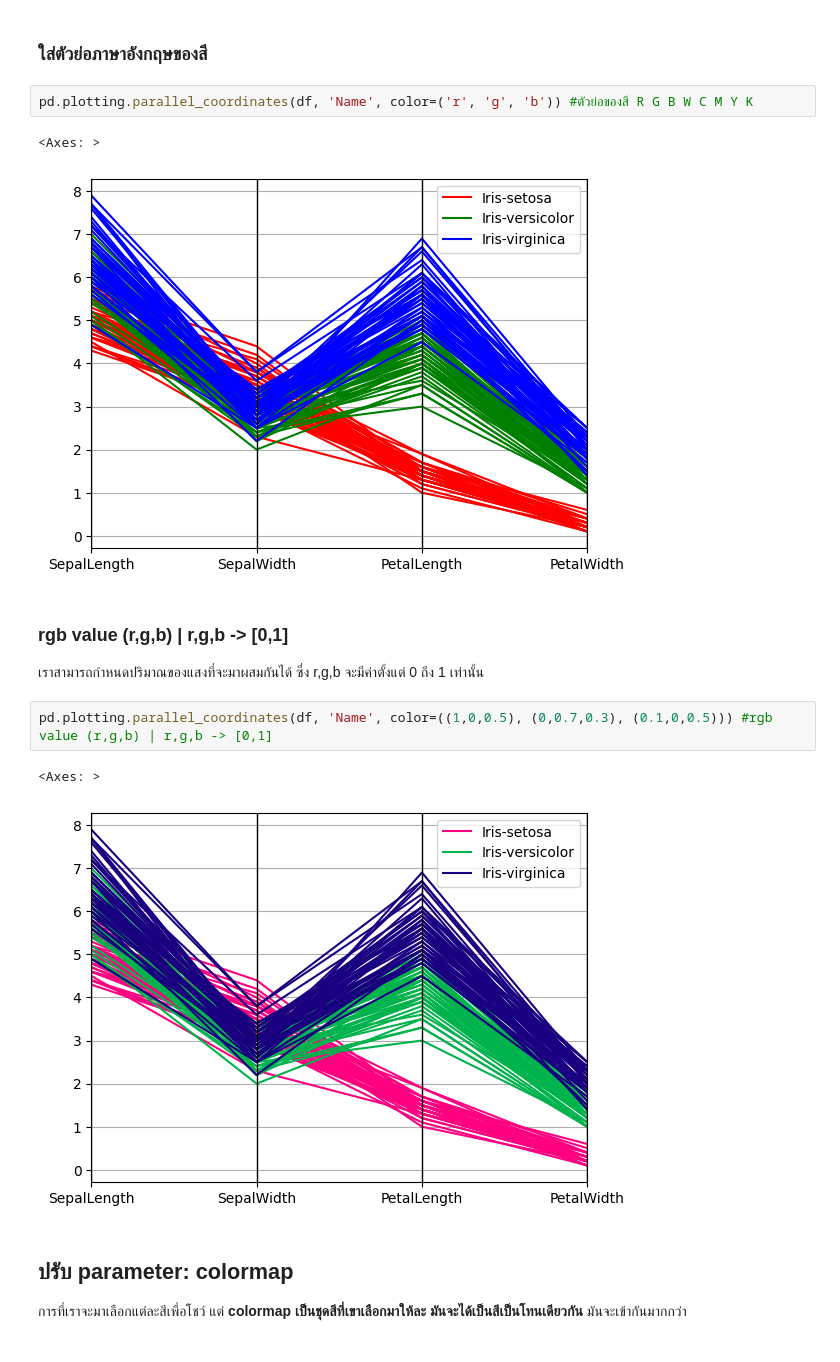
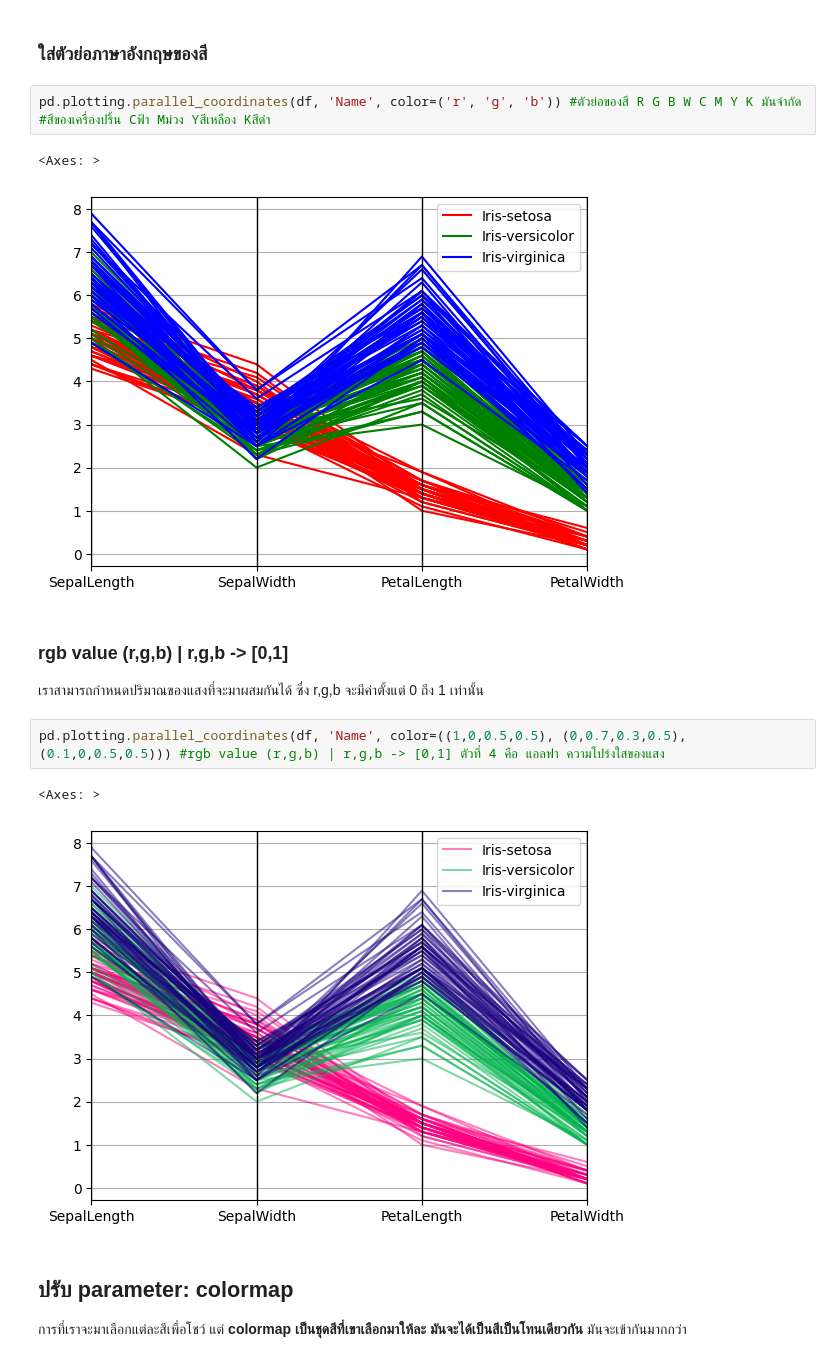
Before and after one commit to Papawadee-Mohdee/PythonDataViz2026, a Jupyter notebook: Visualize_Table_Data_(01).ipynb, the cells around one changed output. Drawn from its saved outputs; the diff is of its cells as text.

```diff
--- a/Visualize_Table_Data_(01).ipynb
+++ b/Visualize_Table_Data_(01).ipynb
@@ -47,7 +47,8 @@ pd.plotting.parallel_coordinates(df, 'Name', color=('#FF6600', '#336600', '#ECFF
 # %% [markdown]
 ### ใส่ตัวย่อภาษาอังกฤษของสี
 # %%
-pd.plotting.parallel_coordinates(df, 'Name', color=('r', 'g', 'b')) #ตัวย่อของสี R G B W C M Y K
+pd.plotting.parallel_coordinates(df, 'Name', color=('r', 'g', 'b')) #ตัวย่อของสี R G B W C M Y K มันจำกัด
+#สีของเครื่องปริ้น Cฟ้า Mม่วง Yสีเหลือง Kสีดำ
 # %% [output]
 <Axes: >
 [figure]
@@ -55,10 +56,10 @@ pd.plotting.parallel_coordinates(df, 'Name', color=('r', 'g', 'b')) #ตัว
 ### **rgb value** (r,g,b) | r,g,b -> [0,1]
 เราสามารถกำหนดปริมาณของแสงที่จะมาผสมกันได้ ซึ่ง r,g,b จะมีค่าตั้งแต่ 0 ถึง 1 เท่านั้น
 # %%
-pd.plotting.parallel_coordinates(df, 'Name', color=((1,0,0.5), (0,0.7,0.3), (0.1,0,0.5))) #rgb value (r,g,b) | r,g,b -> [0,1]
+pd.plotting.parallel_coordinates(df, 'Name', color=((1,0,0.5,0.5), (0,0.7,0.3,0.5), (0.1,0,0.5,0.5))) #rgb value (r,g,b) | r,g,b -> [0,1] ตัวที่ 4 คือ แอลฟา ความโปร่งใสของแสง
 # %% [output]
 <Axes: >
-[figure, old version]
+[figure, new version]
 # %% [markdown]
 ## ปรับ parameter: colormap
 การที่เราจะมาเลือกแต่ละสีเพื่อโชว์ แต่ **colormap เป็นชุดสีที่เขาเลือกมาให้ละ มันจะได้เป็นสีเป็นโทนเดียวกัน** มันจะเข้ากันมากกว่า
```
Also changed, not shown: parts of 2 cells of this notebook.
